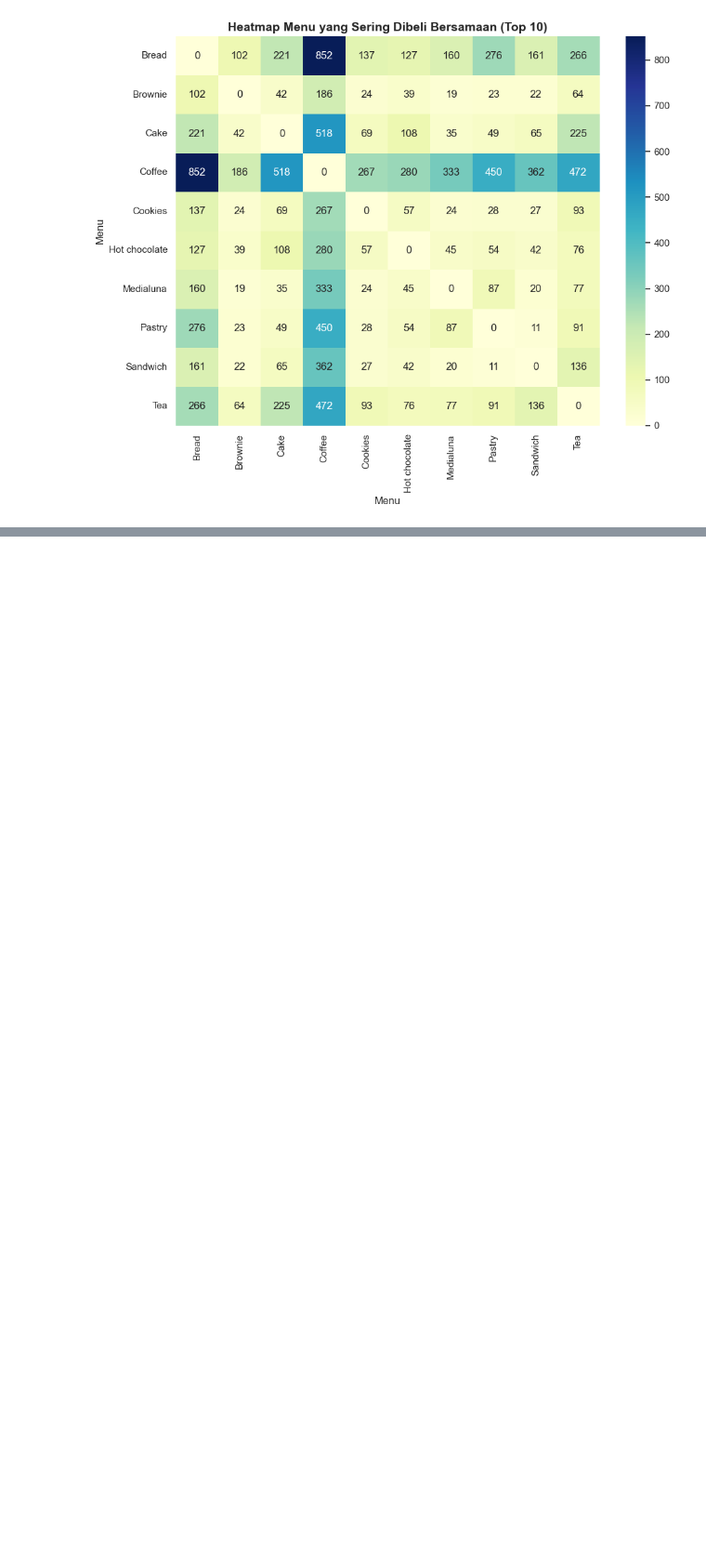
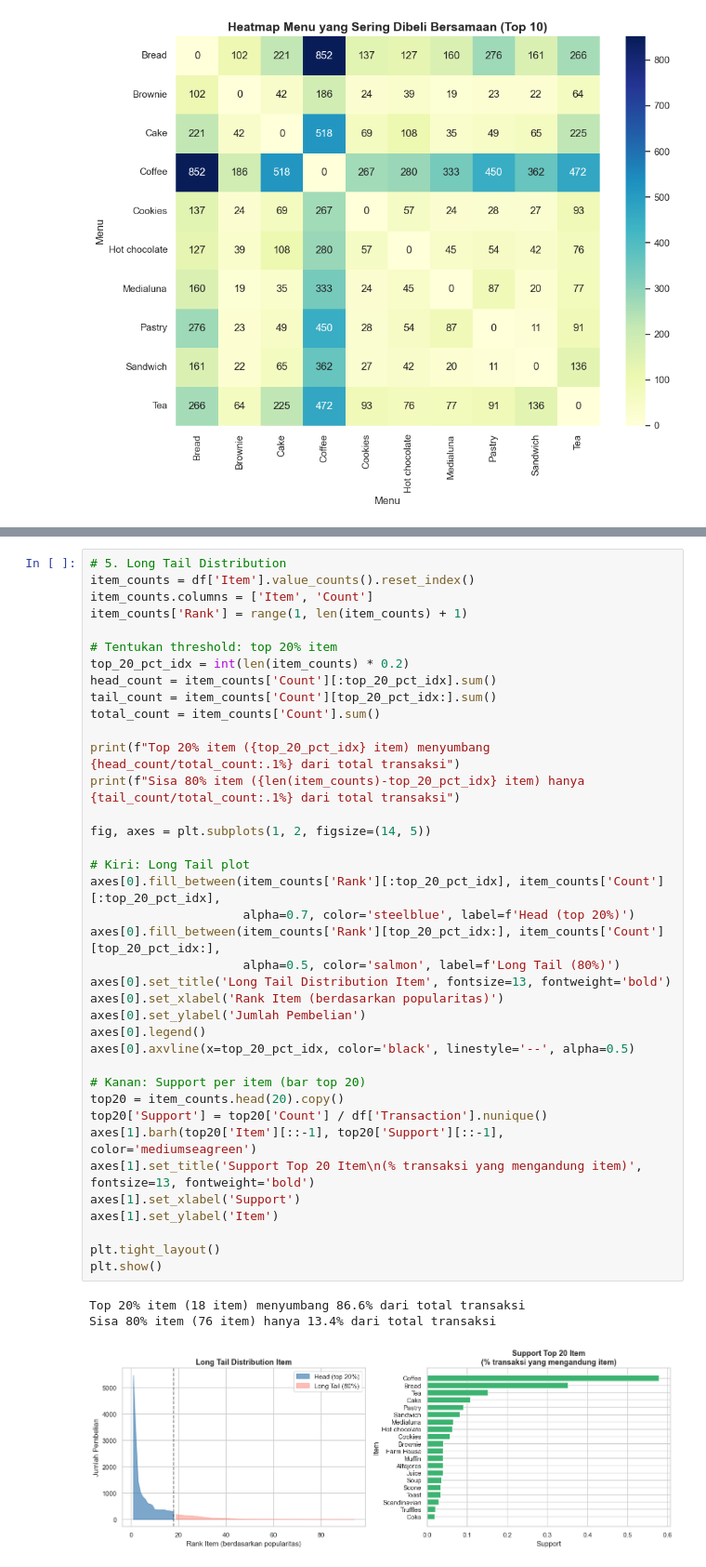
Before and after one commit to alvingnwns/Machine-Learning-AOL-Project, a Jupyter notebook: backend/notebooks/01_EDA.ipynb, the cells around one changed output, grey strips where cells are left out. Shown at 93% size. Cells and saved outputs as stored; diff of their text form; blank space fills up the shorter version.

Commit message:
updated: EDA and added chosen items on .md

```diff
--- a/backend/notebooks/01_EDA.ipynb
+++ b/backend/notebooks/01_EDA.ipynb
@@ -117,0 +151,42 @@ plt.show()
+# %%
+# 5. Long Tail Distribution
+item_counts = df['Item'].value_counts().reset_index()
+item_counts.columns = ['Item', 'Count']
+item_counts['Rank'] = range(1, len(item_counts) + 1)
+
+# Tentukan threshold: top 20% item
+top_20_pct_idx = int(len(item_counts) * 0.2)
+head_count = item_counts['Count'][:top_20_pct_idx].sum()
+tail_count = item_counts['Count'][top_20_pct_idx:].sum()
+total_count = item_counts['Count'].sum()
+
+print(f"Top 20% item ({top_20_pct_idx} item) menyumbang {head_count/total_count:.1%} dari total transaksi")
+print(f"Sisa 80% item ({len(item_counts)-top_20_pct_idx} item) hanya {tail_count/total_count:.1%} dari total transaksi")
+
+fig, axes = plt.subplots(1, 2, figsize=(14, 5))
+
+# Kiri: Long Tail plot
+axes[0].fill_between(item_counts['Rank'][:top_20_pct_idx], item_counts['Count'][:top_20_pct_idx],
+                     alpha=0.7, color='steelblue', label=f'Head (top 20%)')
+axes[0].fill_between(item_counts['Rank'][top_20_pct_idx:], item_counts['Count'][top_20_pct_idx:],
+                     alpha=0.5, color='salmon', label=f'Long Tail (80%)')
+axes[0].set_title('Long Tail Distribution Item', fontsize=13, fontweight='bold')
+axes[0].set_xlabel('Rank Item (berdasarkan popularitas)')
+axes[0].set_ylabel('Jumlah Pembelian')
+axes[0].legend()
+axes[0].axvline(x=top_20_pct_idx, color='black', linestyle='--', alpha=0.5)
+
+# Kanan: Support per item (bar top 20)
+top20 = item_counts.head(20).copy()
+top20['Support'] = top20['Count'] / df['Transaction'].nunique()
+axes[1].barh(top20['Item'][::-1], top20['Support'][::-1], color='mediumseagreen')
+axes[1].set_title('Support Top 20 Item\n(% transaksi yang mengandung item)', fontsize=13, fontweight='bold')
+axes[1].set_xlabel('Support')
+axes[1].set_ylabel('Item')
+
+plt.tight_layout()
+plt.show()
+# %% [output]
+Top 20% item (18 item) menyumbang 86.6% dari total transaksi
+Sisa 80% item (76 item) hanya 13.4% dari total transaksi
+[figure, added]
```
Also changed, not shown: parts of 7 cells of this notebook, 1 other file.
